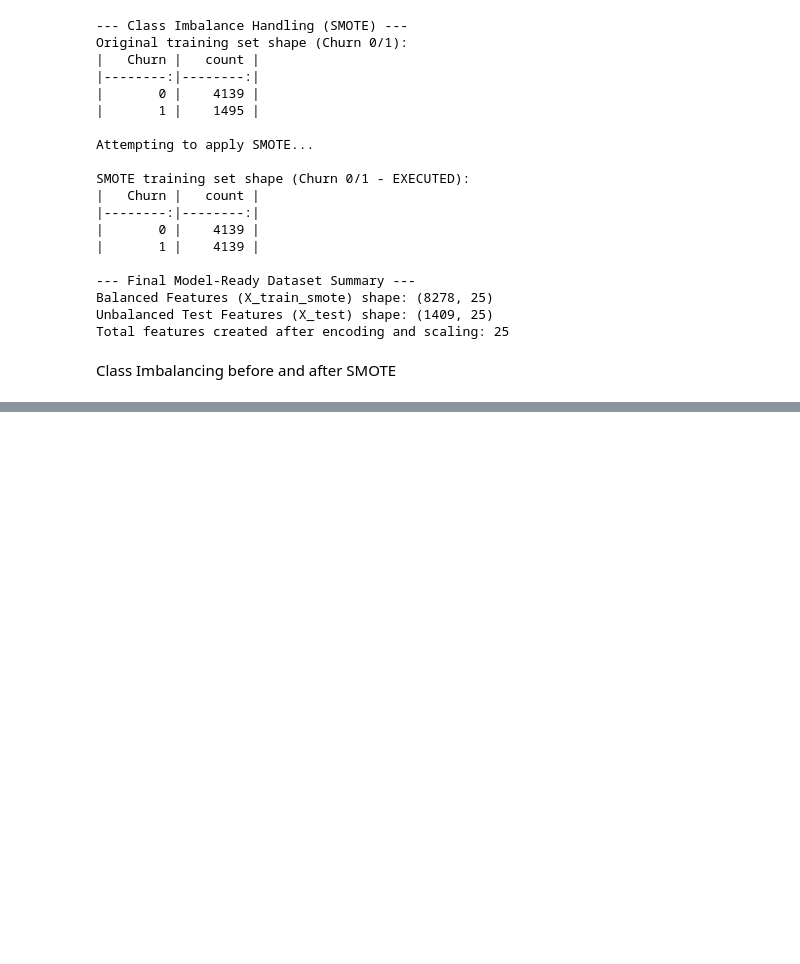
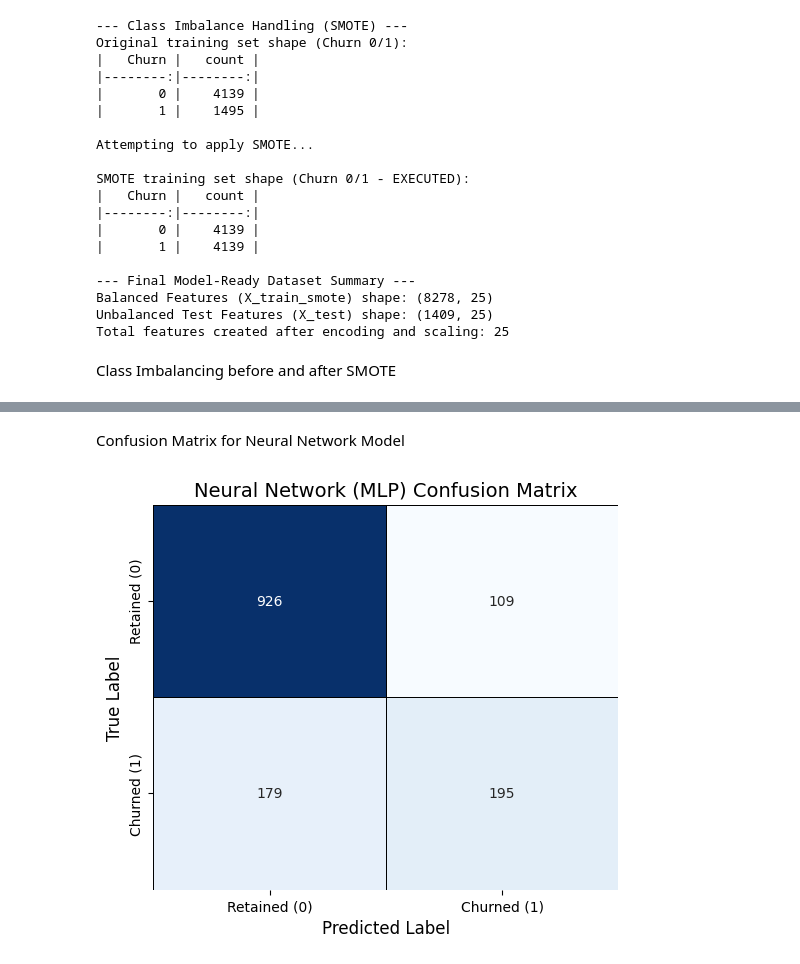
Before and after one commit to thruuuuuu/telco_churn_predict_model, a Jupyter notebook: notebooks/EDA.ipynb, the cells around one changed output, grey strips where cells are left out. Saved outputs shown, nothing was run; the diff lists cells and outputs as text; code cells hidden in the pictures; blank space fills up the shorter version.

```diff
--- a/notebooks/EDA.ipynb
+++ b/notebooks/EDA.ipynb
@@ -630,0 +811,18 @@ Passing `palette` without assigning `hue` is deprecated and will be removed in v
+# %% [markdown]
+Confusion Matrix for Neural Network Model
+# %%
+mlp_best = MLPClassifier(
+    hidden_layer_sizes=(100, 50),
+    alpha=0.0001,
+    max_iter=200,
+    early_stopping=True,
+    validation_fraction=0.1,
+    random_state=42
+).fit(X_train, y_train)
+
+mlp_y_pred = mlp_best.predict(X_test)
+mlp_y_prob = mlp_best.predict_proba(X_test)[:, 1]
+
+plot_confusion_matrix(y_test, mlp_y_pred, "Neural Network (MLP)")
+# %% [output]
+[figure, added]
```
Also changed, not shown: parts of 18 cells of this notebook.
